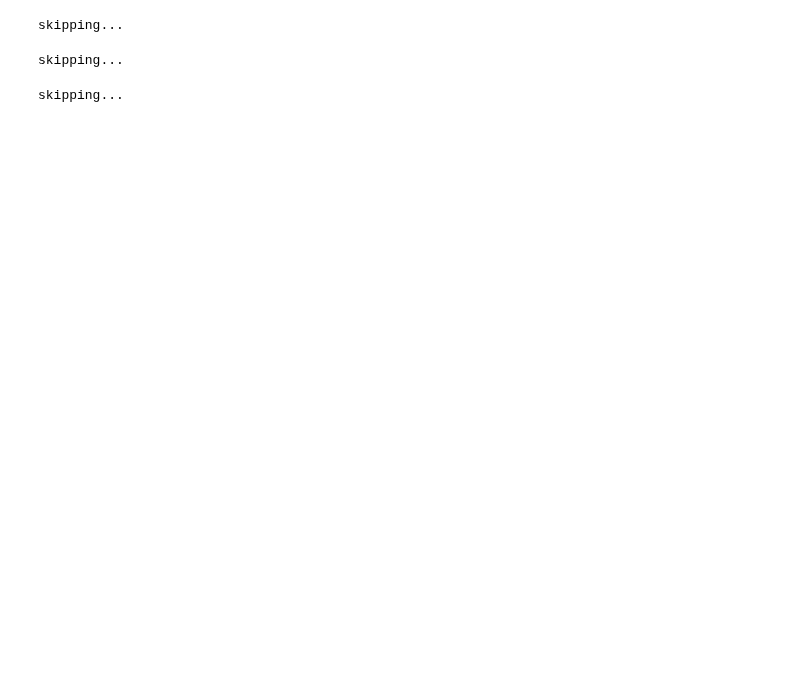
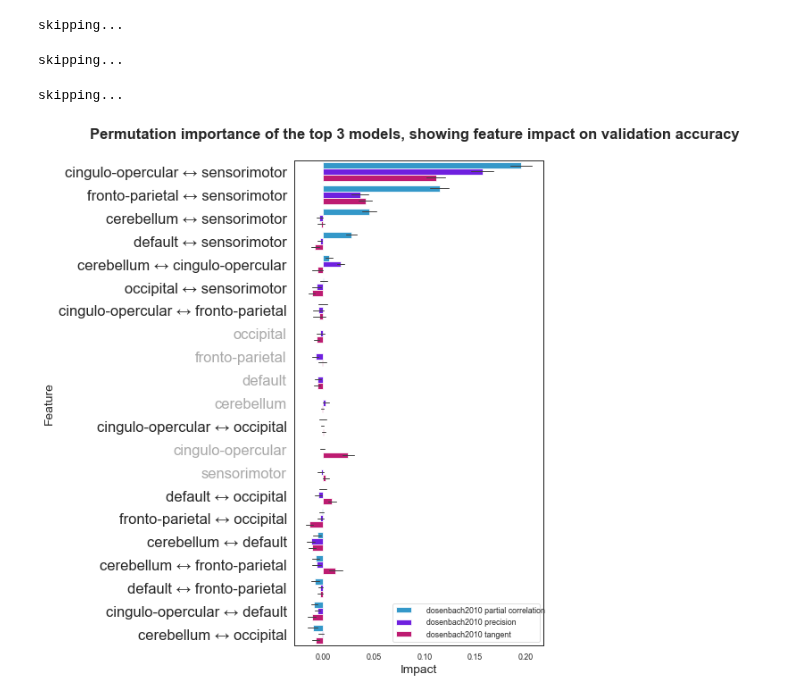
Before and after one commit to morteza/ACNets, a Jupyter notebook: notebooks/4 Visualizations.ipynb, the cells around one changed output. Drawn from its saved outputs; the diff is of its cells as text; code cells hidden in the pictures; blank space fills up the shorter version.

```diff
--- a/notebooks/4 Visualizations.ipynb
+++ b/notebooks/4 Visualizations.ipynb
@@ -347,4 +345,53 @@ plt.text(perm_obs_scores.mean() + .01,  2.5, f'p–value={perm_pvalue:.3f}', fon
 plt.show()
 # %% [output]
 skipping...
+# %%
+# results[f'{model_name} importances'].to_pandas()
+# results.sel(model_name=['dosenbach2010 partial correlation', 'dosenbach2010 precision'])
+
+top_model_names = [f'{name} importances' for name in results['model_name'].values]
+# top_model_scores = scores.query('label in @top_model_names').sort_values('mean_test_score')
+
+top_model_importances = []
+
+for model_name in top_model_names:
+    df = results[model_name].to_pandas()
+    df['model_name'] = model_name
+    top_model_importances.append(df)
+
+top_model_importances = pd.concat(top_model_importances).reset_index(drop=True)
+top_model_importances = top_model_importances.melt(id_vars=['model_name'], var_name='feature', value_name='importance')
+top_model_importances['model_name'] = top_model_importances['model_name'].apply(lambda x: x.replace(' importances',''))
+
+fig, ax = plt.subplots(figsize=(5, 10))
+
+order = results[f'{top_model_names[0]}'].to_pandas().mean().sort_values(ascending=False).index.to_list()
+
+colors = ['#1BA1E2', '#6A00FF', '#D80073']
+pallete = sns.color_palette(colors)
+
+g = sns.barplot(data=top_model_importances,  x='importance', y='feature', hue='model_name',
+                order=order,
+                errwidth=1,
+                palette=pallete,
+                orient='h', ci=95, ax=ax)
+
+
+for tick in g.get_yticklabels():
+    if '\N{left right arrow}' not in str(tick):
+        tick.set_color('darkgray')
+
+plt.yticks(fontsize='xx-large')
+plt.ylabel('Feature', fontsize='x-large')
+plt.xlabel('Impact', fontsize='x-large')
+
+plt.legend(fontsize='large', loc='lower right')
+
+plt.suptitle('Permutation importance of the top 3 models, showing feature impact on validation accuracy',
+             fontweight='bold',
+             fontsize='xx-large', y=.93)
+
+plt.show()
+# %% [output]
+[figure, added]
 # %%
```
Also changed, not shown: parts of 12 cells of this notebook, 3 other files.
